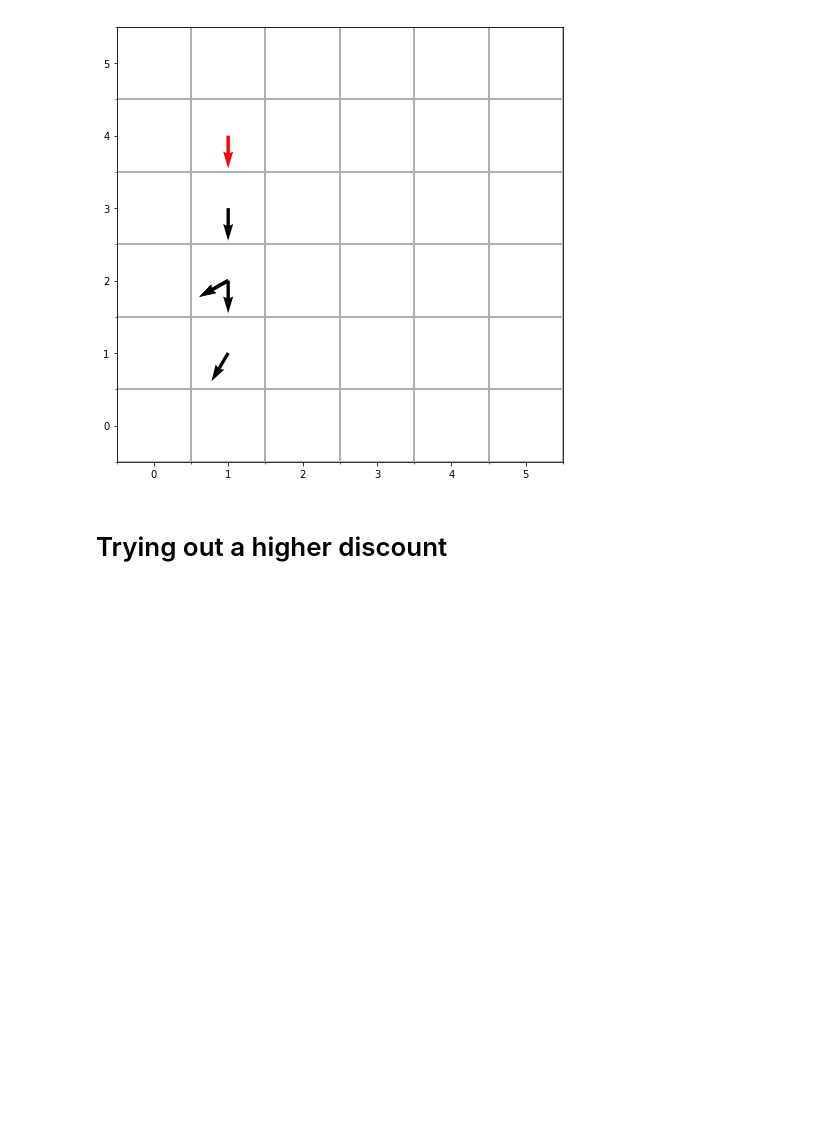
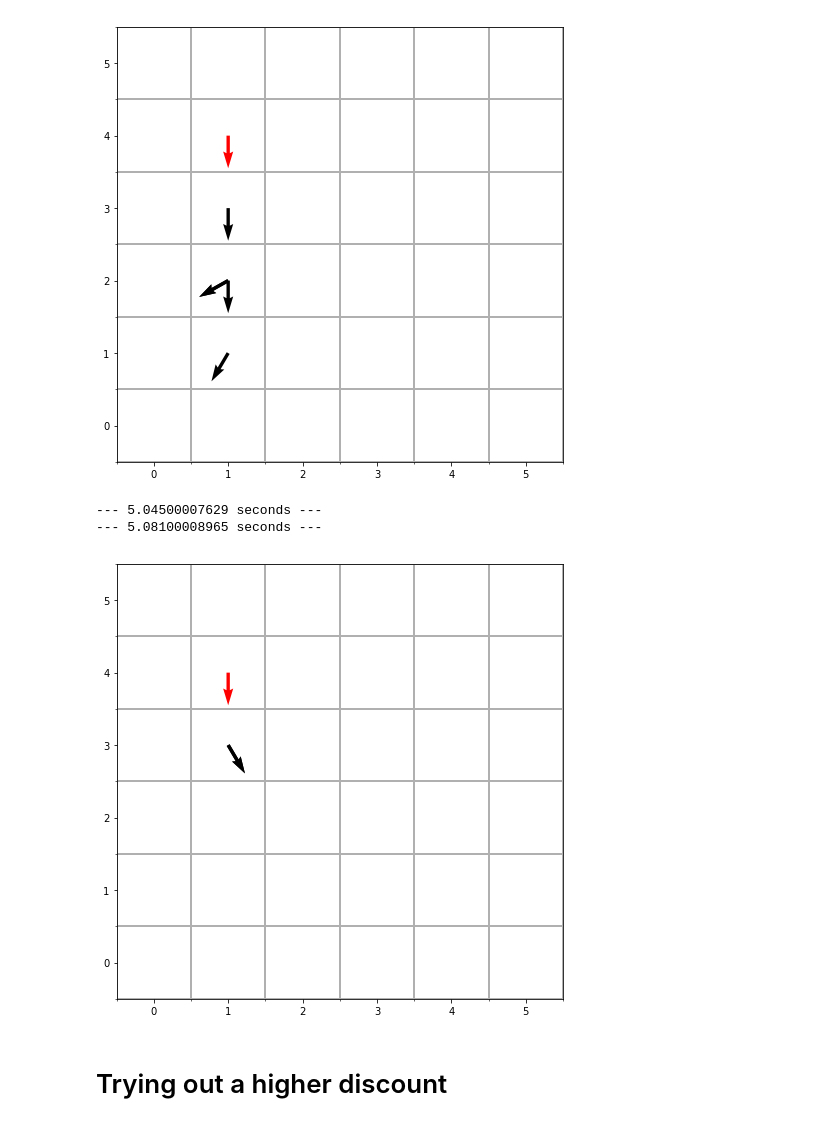
Before and after one commit to Jas-Jess/EE209-Computational-Robotics, a Jupyter notebook: PSET2/p5.ipynb, the cells around one changed output. Saved outputs shown, nothing was run; the diff lists cells and outputs as text; code cells hidden in the pictures; blank space fills up the shorter version.

```diff
--- a/PSET2/p5.ipynb
+++ b/PSET2/p5.ipynb
@@ -41,6 +41,18 @@ print("--- %s seconds ---" % (time.time() - start_time))
 --- 31.2569999695 seconds ---
 --- 31.2999999523 seconds ---
 [figure]
+# %%
+pi1 = PolicyIteration()
+# Testing out lower discount
+start_time = time.time()
+pi1.solve_optimal_policy(discount = 0.1, Pe = 0.25)
+print("--- %s seconds ---" % (time.time() - start_time))
+pi1.plot_trajectory([1,4,6], Pe = 0.25)
+print("--- %s seconds ---" % (time.time() - start_time))
+# %% [output]
+--- 5.04500007629 seconds ---
+--- 5.08100008965 seconds ---
+[figure, added]
 # %% [markdown]
 # Trying out a higher discount
 # %%
```
Also changed, not shown: parts of 2 cells of this notebook, 1 other file.
